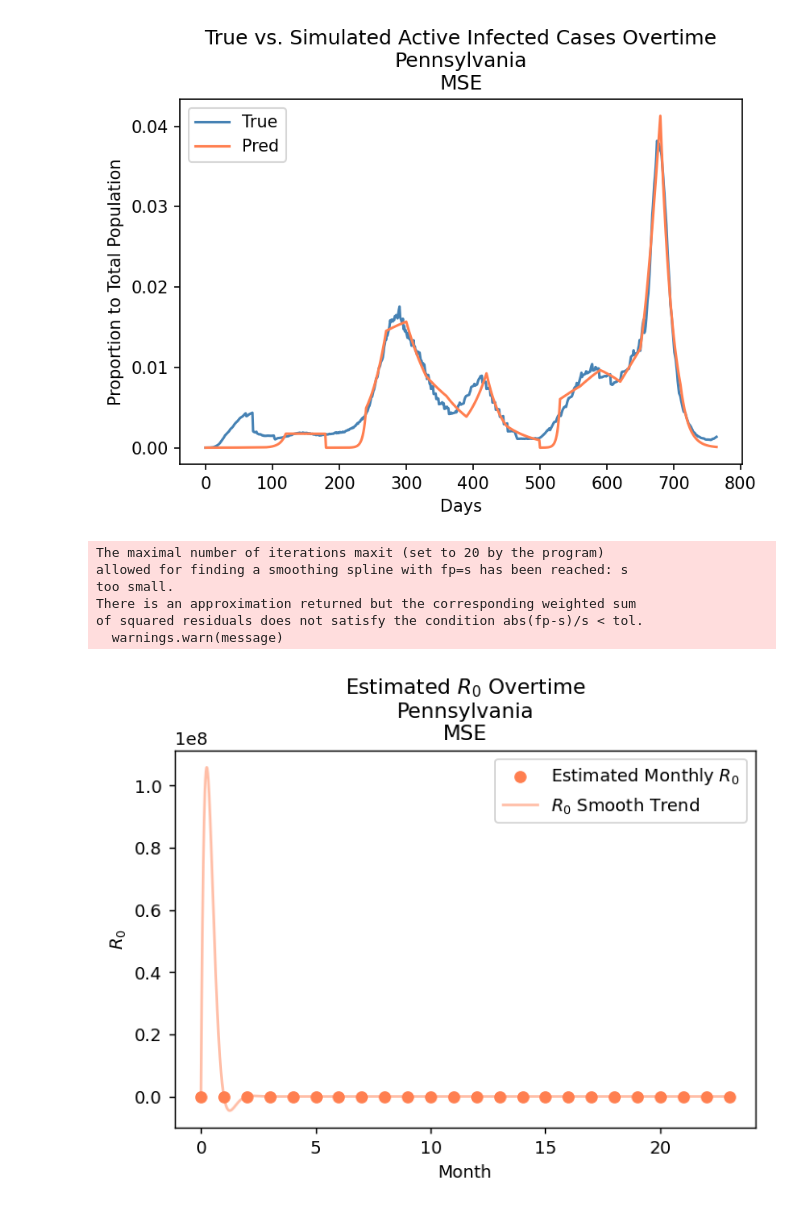
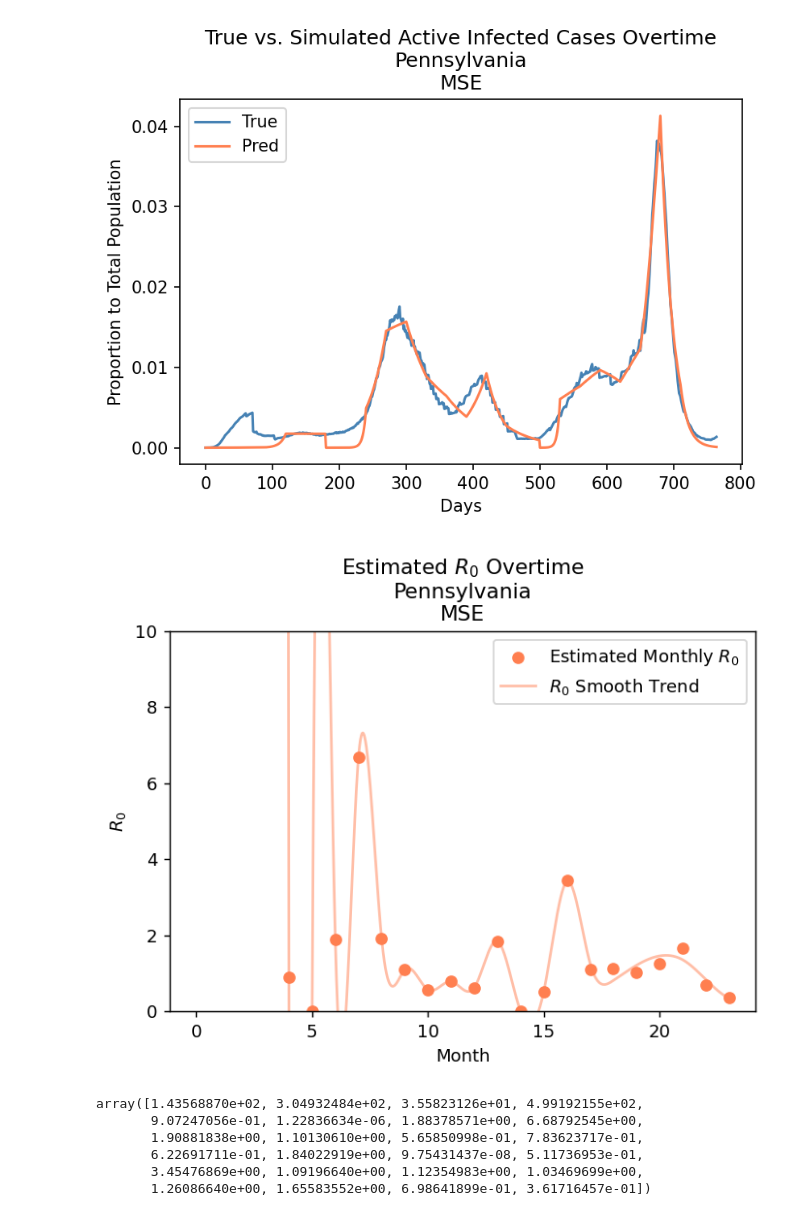
Before and after one commit to cywujeremy/dabp-pandemic-simulation, a Jupyter notebook: nbs/SIR_param_estimation.ipynb, the cells around one changed output. Cells and saved outputs as stored; diff of their text form; code cells hidden in the pictures.

```diff
--- a/nbs/SIR_param_estimation.ipynb
+++ b/nbs/SIR_param_estimation.ipynb
@@ -845,24 +868,28 @@ plt.show()
 # %% [output]
 [figure]
 # %%
-spl = UnivariateSpline(list(range(len(est_r0_pa_mse))), est_r0_pa_mse, k=5)
+spl = UnivariateSpline(list(range(len(est_r0_pa_mse))), est_r0_pa_mse, k=3)
 spl.set_smoothing_factor(0.5)
 full_period = np.linspace(0, 23, 2000)
 smoothed_est_r0 = spl(full_period)
 
 fig, ax = plt.subplots(dpi=130)
 ax.scatter(range(len(est_r0_pa_mse)), est_r0_pa_mse, color="coral", label="Estimated Monthly $R_0$")
 ax.plot(full_period, smoothed_est_r0, color="coral", label="$R_0$ Smooth Trend", alpha=0.5)
 plt.xlabel("Month")
 plt.ylabel("$R_0$")
+plt.ylim(0,10)
 plt.title("Estimated $R_0$ Overtime\nPennsylvania\nMSE")
 plt.legend()
 plt.show()
 # %% [output]
-The maximal number of iterations maxit (set to 20 by the program)
-allowed for finding a smoothing spline with fp=s has been reached: s
-too small.
-There is an approximation returned but the corresponding weighted sum
-of squared residuals does not satisfy the condition abs(fp-s)/s < tol.
-  warnings.warn(message)
-[figure, old version]
+[figure, new version]
+# %%
+est_r0_pa_mse
+# %% [output]
+array([1.43568870e+02, 3.04932484e+02, 3.55823126e+01, 4.99192155e+02,
+       9.07247056e-01, 1.22836634e-06, 1.88378571e+00, 6.68792545e+00,
+       1.90881838e+00, 1.10130610e+00, 5.65850998e-01, 7.83623717e-01,
+       6.22691711e-01, 1.84022919e+00, 9.75431437e-08, 5.11736953e-01,
+       3.45476869e+00, 1.09196640e+00, 1.12354983e+00, 1.03469699e+00,
+       1.26086640e+00, 1.65583552e+00, 6.98641899e-01, 3.61716457e-01])
```
Also changed, not shown: parts of 3 cells of this notebook.
